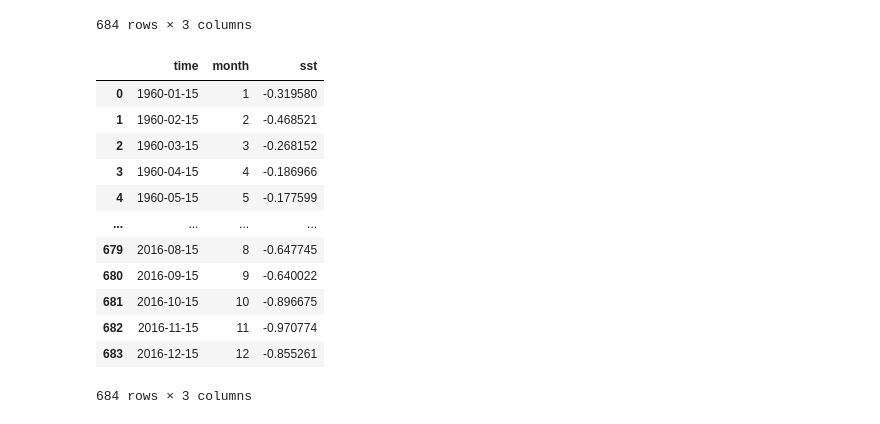
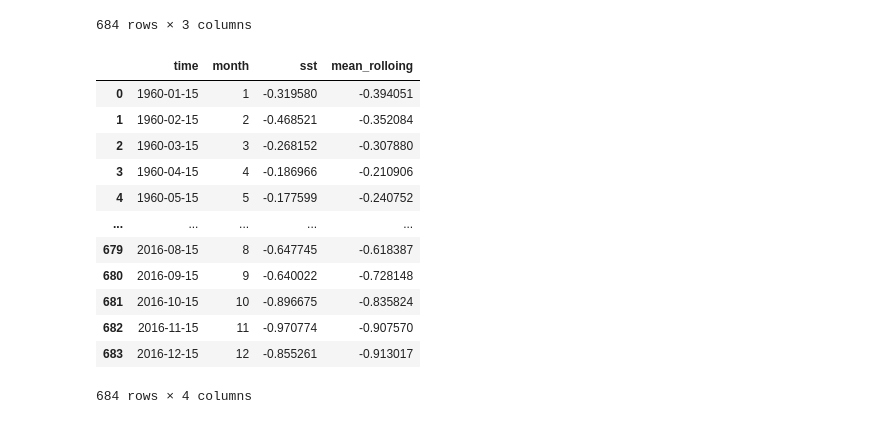
Before and after one commit to rico12312/ESE5023_Assignments_12332293, a Jupyter notebook: PS/PS3/PS3.ipynb, the cells around one changed output. Cells and saved outputs as stored; diff of their text form; code cells hidden in the pictures.

```diff
--- a/PS/PS3/PS3.ipynb
+++ b/PS/PS3/PS3.ipynb
@@ -123,19 +134,20 @@ tf
 | 683 | 2016-12-15 | 12 | -0.913017 |
 684 rows × 3 columns
 # %%
-# check result
+# add rolling mean column and check result
+anomalies_df['mean_rolloing'] = tf['sst']
 anomalies_df
 # %% [output]
-|  | time | month | sst |
-| 0 | 1960-01-15 | 1 | -0.319580 |
-| 1 | 1960-02-15 | 2 | -0.468521 |
-| 2 | 1960-03-15 | 3 | -0.268152 |
-| 3 | 1960-04-15 | 4 | -0.186966 |
-| 4 | 1960-05-15 | 5 | -0.177599 |
-| ... | ... | ... | ... |
-| 679 | 2016-08-15 | 8 | -0.647745 |
-| 680 | 2016-09-15 | 9 | -0.640022 |
-| 681 | 2016-10-15 | 10 | -0.896675 |
-| 682 | 2016-11-15 | 11 | -0.970774 |
-| 683 | 2016-12-15 | 12 | -0.855261 |
+|  | time | month | sst | mean_rolloing |
+| 0 | 1960-01-15 | 1 | -0.319580 | -0.394051 |
+| 1 | 1960-02-15 | 2 | -0.468521 | -0.352084 |
+| 2 | 1960-03-15 | 3 | -0.268152 | -0.307880 |
+| 3 | 1960-04-15 | 4 | -0.186966 | -0.210906 |
+| 4 | 1960-05-15 | 5 | -0.177599 | -0.240752 |
+| ... | ... | ... | ... | ... |
+| 679 | 2016-08-15 | 8 | -0.647745 | -0.618387 |
+| 680 | 2016-09-15 | 9 | -0.640022 | -0.728148 |
+| 681 | 2016-10-15 | 10 | -0.896675 | -0.835824 |
+| 682 | 2016-11-15 | 11 | -0.970774 | -0.907570 |
+| 683 | 2016-12-15 | 12 | -0.855261 | -0.913017 |
-684 rows × 3 columns
+684 rows × 4 columns
```
Also changed, not shown: parts of 13 cells of this notebook.
